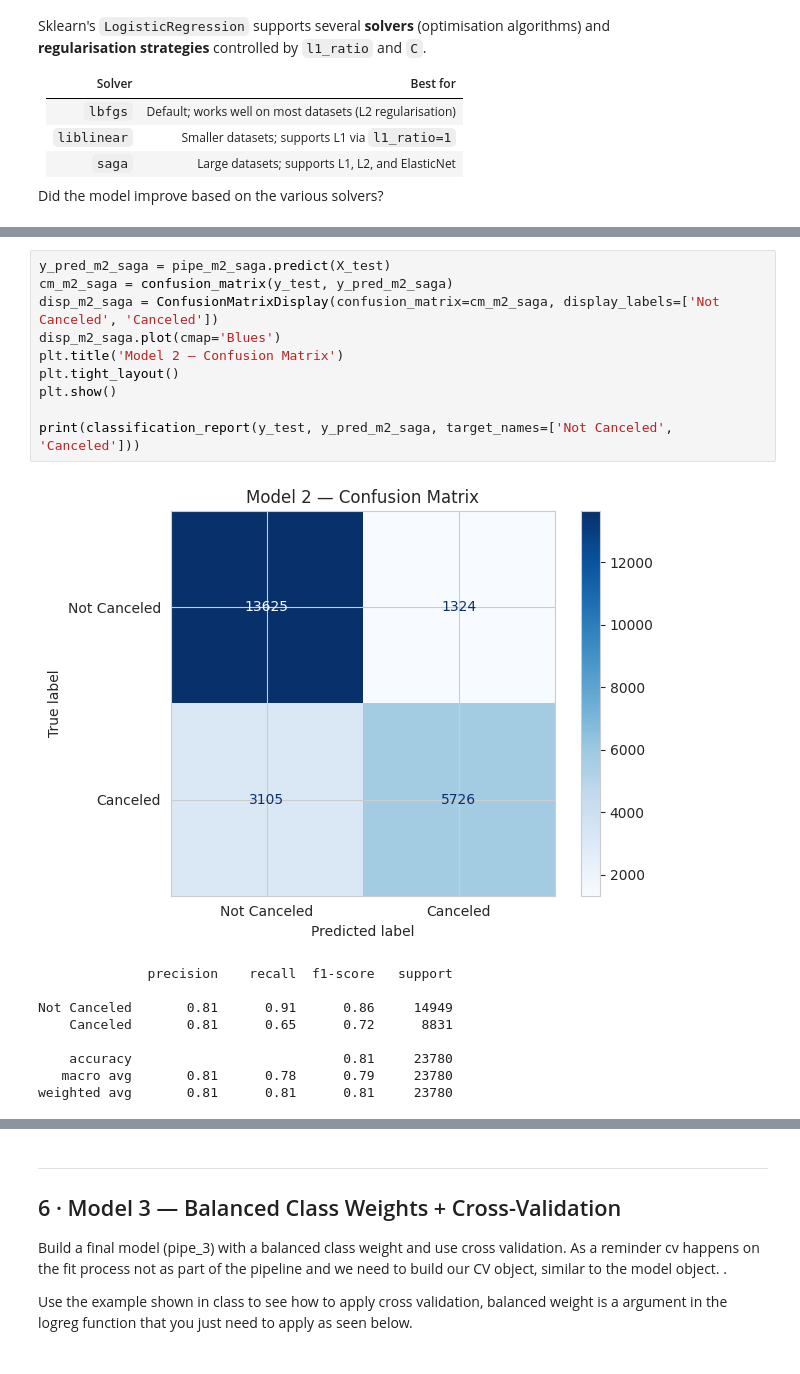
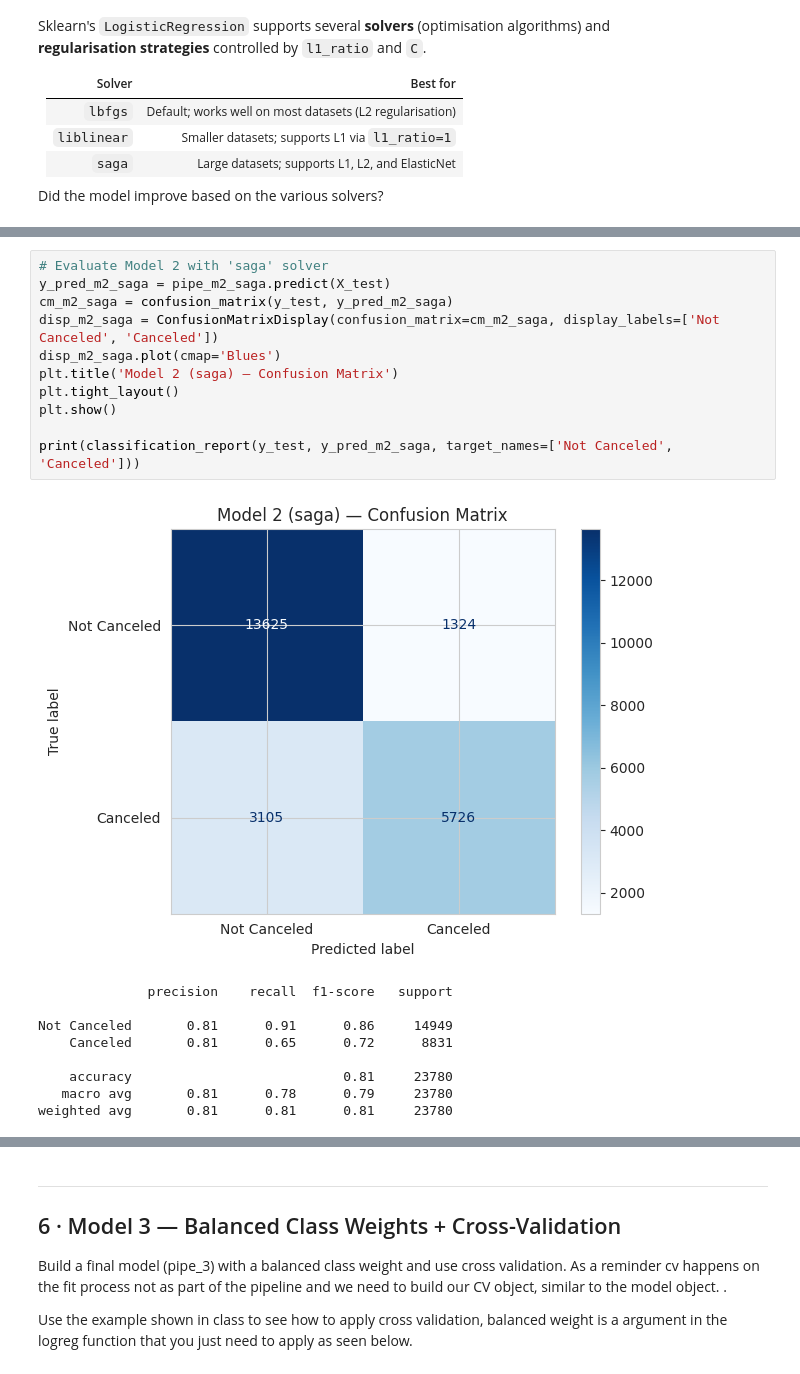
Before and after one commit to mzk7ue/Logistic_Regression_Lab, a Jupyter notebook: hotel_cancellation_lab.ipynb, the cells around one changed output, grey strips where cells are left out. Cells and saved outputs as stored; diff of their text form.

```diff
--- a/hotel_cancellation_lab.ipynb
+++ b/hotel_cancellation_lab.ipynb
@@ -490,15 +592,16 @@ Model 2 ROC-AUC: 0.8958
 # %%
+# Evaluate Model 2 with 'saga' solver
 y_pred_m2_saga = pipe_m2_saga.predict(X_test)
 cm_m2_saga = confusion_matrix(y_test, y_pred_m2_saga)
 disp_m2_saga = ConfusionMatrixDisplay(confusion_matrix=cm_m2_saga, display_labels=['Not Canceled', 'Canceled'])
 disp_m2_saga.plot(cmap='Blues')
-plt.title('Model 2 — Confusion Matrix')
+plt.title('Model 2 (saga) — Confusion Matrix')
 plt.tight_layout()
 plt.show()
 
 print(classification_report(y_test, y_pred_m2_saga, target_names=['Not Canceled', 'Canceled']))
 # %% [output]
-[figure, old version]
+[figure, new version]
               precision    recall  f1-score   support
 
 Not Canceled       0.81      0.91      0.86     14949
```
Also changed, not shown: parts of 39 cells of this notebook.
